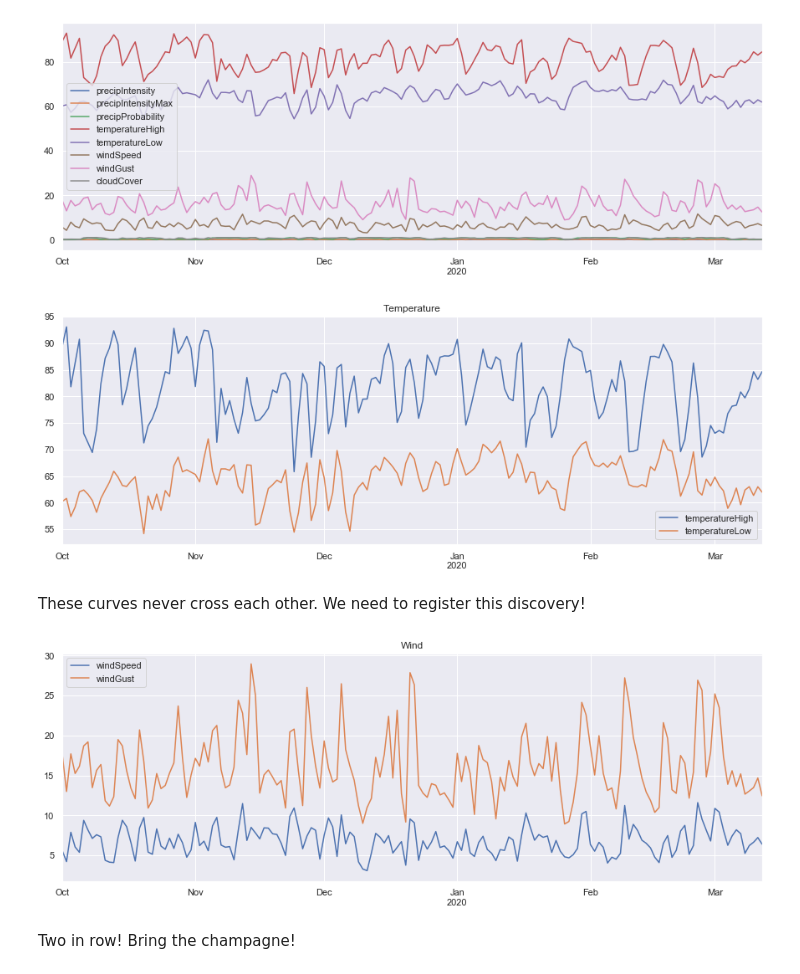
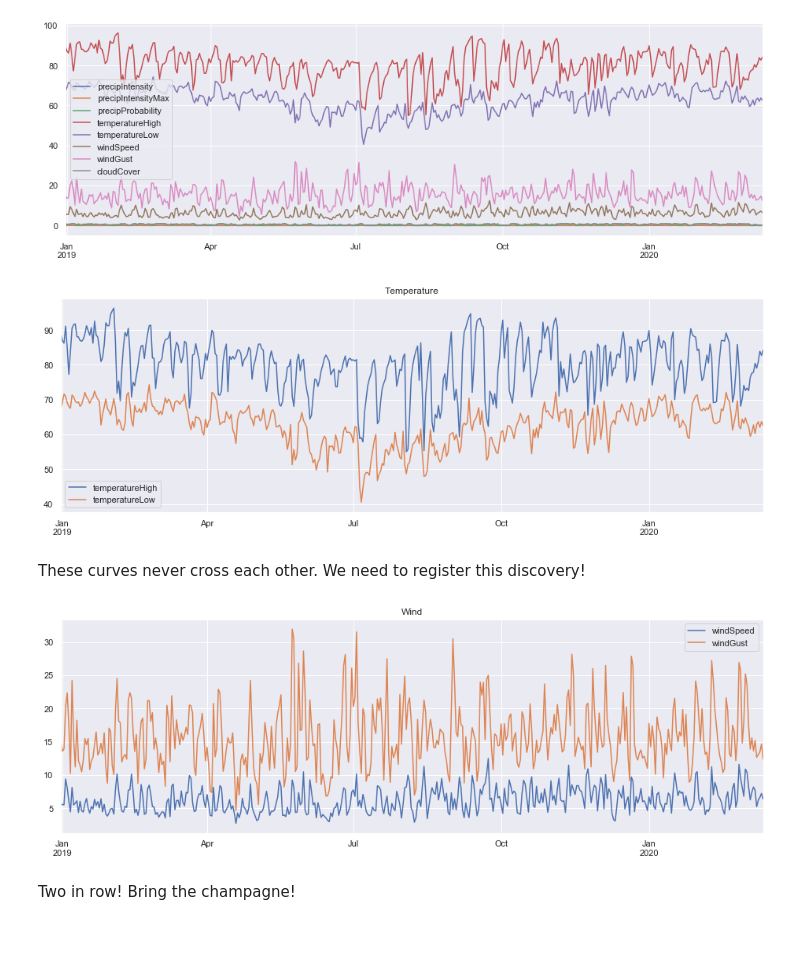
Before and after one commit to akanelson/ds4a, a Jupyter notebook: initial_exploratory_analysis/07 - How to load weather per date.ipynb, the cells around one changed output. Drawn from its saved outputs; the diff is of its cells as text; code cells hidden in the pictures; blank space fills up the shorter version.

```diff
--- a/initial_exploratory_analysis/07 - How to load weather per date.ipynb
+++ b/initial_exploratory_analysis/07 - How to load weather per date.ipynb
@@ -10,7 +12,7 @@ import seaborn as sns; sns.set()
 from practicum_utils import get_loggi_files, global_connect, run_query, explained_time, careful_query
 # %%
 # The file was generated by the weather script.
-filename = '../data/weather_daily_2019-10-01_2020-03-13.json'
+filename = '../data/weather_daily_2018-12-31_2020-03-12.json'
 
 if not os.path.exists(filename):
     raise 'file not exists'
@@ -49,25 +51,25 @@ df.describe()
 # %%
 df.index = pd.to_datetime(df.index)
 # %%
-df.plot(figsize=(15,5));
+df.plot(figsize=(16,5));
 # %% [output]
-[figure, old version]
+[figure, new version]
 # %%
 keyword = 'temperature'
 selection = [col for col in df.columns if keyword in col.lower()]
-df[selection].plot(figsize=(15,5));
+df[selection].plot(figsize=(16,5));
 plt.title(keyword.capitalize());
 # %% [output]
-[figure, old version]
+[figure, new version]
 # %% [markdown]
 These curves never cross each other. We need to register this discovery!
 # %%
 keyword = 'wind'
 selection = [col for col in df.columns if keyword in col.lower()]
-df[selection].plot(figsize=(15,5));
+df[selection].plot(figsize=(16,5));
 plt.title(keyword.capitalize());
 # %% [output]
-[figure, old version]
+[figure, new version]
 # %% [markdown]
 Two in row! Bring the champagne!
 # %%
```
Also changed, not shown: parts of 23 cells of this notebook, 3 other files.
